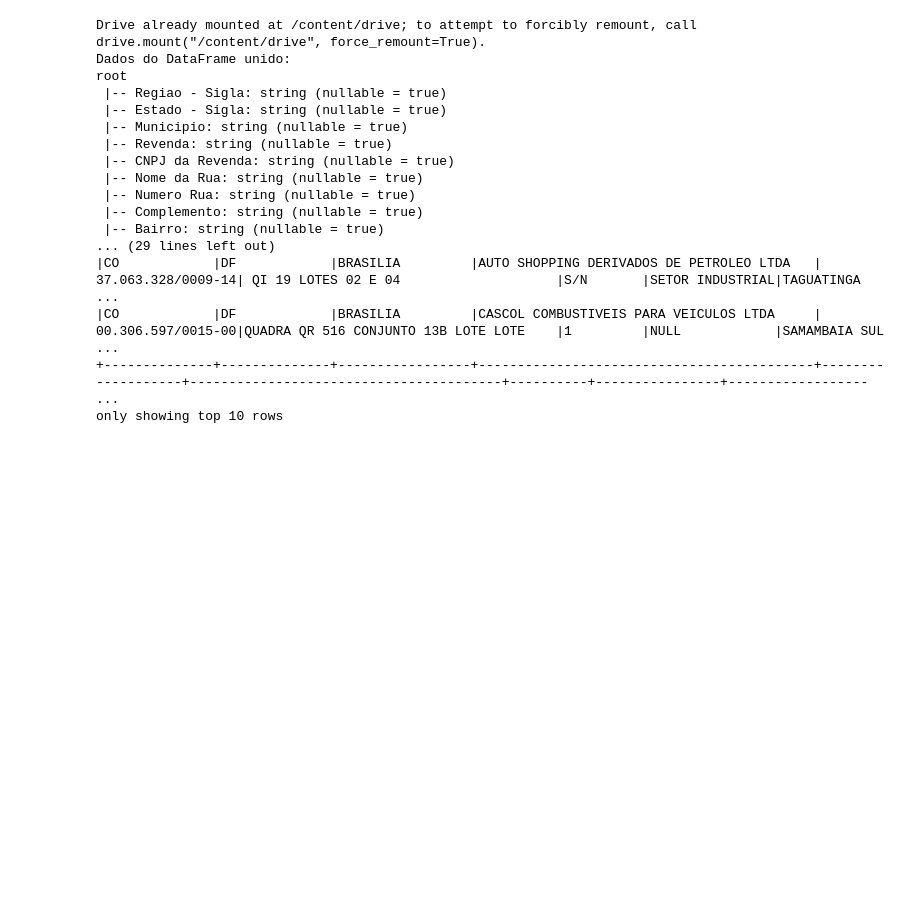
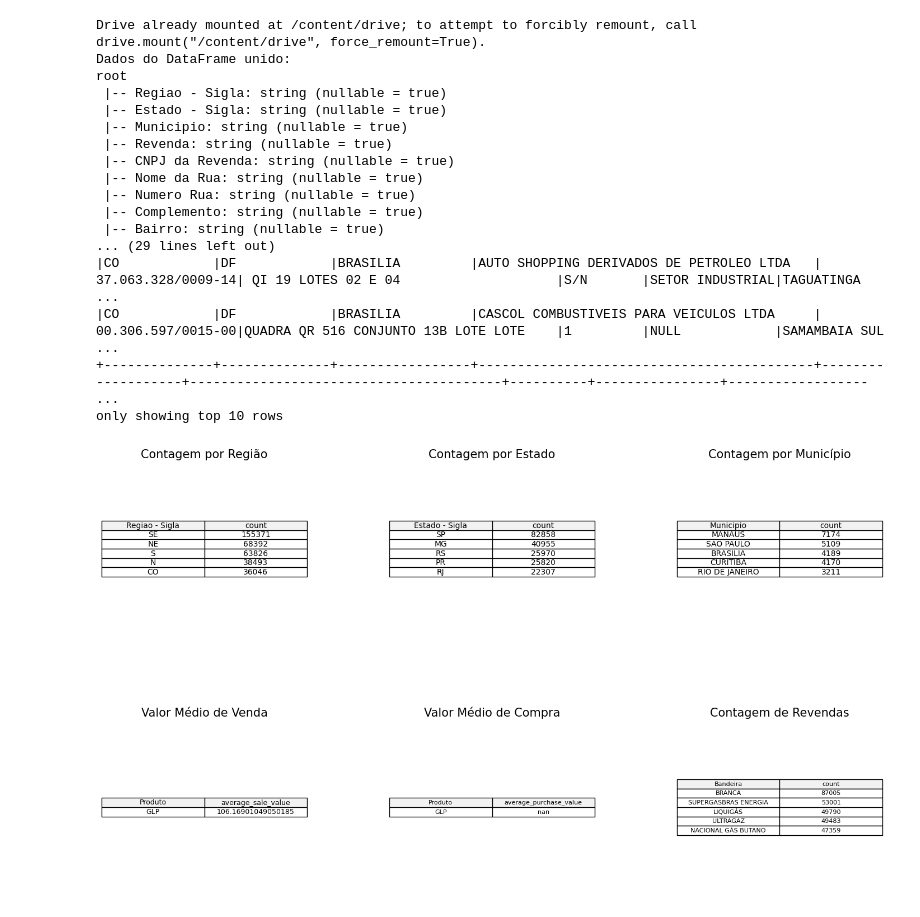
Before and after one commit to KoreTane/Analise-GLP, a Jupyter notebook: AnálisePreçoGLP.ipynb, the cells around one changed output. Saved outputs shown, nothing was run; the diff lists cells and outputs as text; code cells hidden in the pictures; blank space fills up the shorter version.

```diff
--- a/AnálisePreçoGLP.ipynb
+++ b/AnálisePreçoGLP.ipynb
@@ -75,3 +81,60 @@ root
 |CO            |DF            |BRASILIA         |CASCOL COMBUSTIVEIS PARA VEICULOS LTDA     | 00.306.597/0015-00|QUADRA QR 516 CONJUNTO 13B LOTE LOTE    |1         |NULL            |SAMAMBAIA SUL      ...
 +--------------+--------------+-----------------+-------------------------------------------+-------------------+----------------------------------------+----------+----------------+------------------ ...
 only showing top 10 rows
+# %%
+# Coletar os resultados em DataFrames do Pandas
+region_count_pd = region_count.toPandas()
+state_count_pd = state_count.toPandas()
+municipio_count_pd = municipio_count.toPandas()
+avg_sale_value_pd = avg_sale_value.toPandas()
+avg_purchase_value_pd = avg_purchase_value.toPandas()
+revenda_count_pd = revenda_count.toPandas()
+data_count_pd = data_count.toPandas()
+
+# Criar uma figura com subplots
+fig, axs = plt.subplots(2, 3, figsize=(18, 10))  # 2 linhas, 3 colunas
+
+# Ajustar o espaçamento entre os subplots
+plt.subplots_adjust(wspace=0.4, hspace=0.5)
+
+# Exibir os resultados nas subplots
+axs[0, 0].axis('off')
+axs[0, 0].set_title("Contagem por Região", fontsize=15)
+axs[0, 0].table(cellText=region_count_pd.head(5).values,
+                colLabels=region_count_pd.columns,
+                cellLoc='center', loc='center', colColours=["#f2f2f2"]*len(region_count_pd.columns))
+
+axs[0, 1].axis('off')
+axs[0, 1].set_title("Contagem por Estado", fontsize=15)
+axs[0, 1].table(cellText=state_count_pd.head(5).values,
+                colLabels=state_count_pd.columns,
+                cellLoc='center', loc='center', colColours=["#f2f2f2"]*len(state_count_pd.columns))
+
+axs[0, 2].axis('off')
+axs[0, 2].set_title("Contagem por Município", fontsize=15)
+axs[0, 2].table(cellText=municipio_count_pd.head(5).values,
+                colLabels=municipio_count_pd.columns,
+                cellLoc='center', loc='center', colColours=["#f2f2f2"]*len(municipio_count_pd.columns))
+
+axs[1, 0].axis('off')
+axs[1, 0].set_title("Valor Médio de Venda", fontsize=15)
+axs[1, 0].table(cellText=avg_sale_value_pd.head(5).values,
+                colLabels=avg_sale_value_pd.columns,
+                cellLoc='center', loc='center', colColours=["#f2f2f2"]*len(avg_sale_value_pd.columns))
+
+axs[1, 1].axis('off')
+axs[1, 1].set_title("Valor Médio de Compra", fontsize=15)
+axs[1, 1].table(cellText=avg_purchase_value_pd.head(5).values,
+                colLabels=avg_purchase_value_pd.columns,
+                cellLoc='center', loc='center', colColours=["#f2f2f2"]*len(avg_purchase_value_pd.columns))
+
+axs[1, 2].axis('off')
+axs[1, 2].set_title("Contagem de Revendas", fontsize=15)
+axs[1, 2].table(cellText=revenda_count_pd.head(5).values,
+                colLabels=revenda_count_pd.columns,
+                cellLoc='center', loc='center', colColours=["#f2f2f2"]*len(revenda_count_pd.columns))
+
+# Exibir a tabela
+plt.show()
+# %% [output]
+[figure, added]
```
Also changed, not shown: parts of 1 cell of this notebook.
